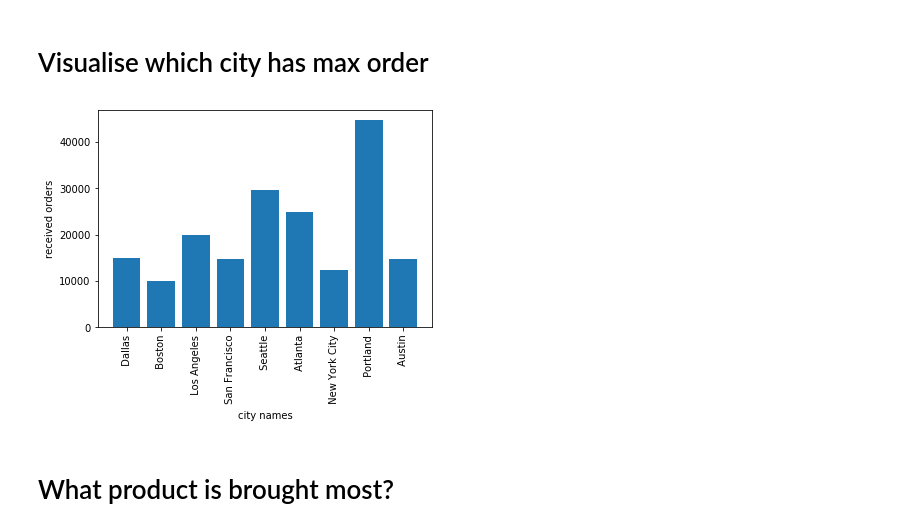
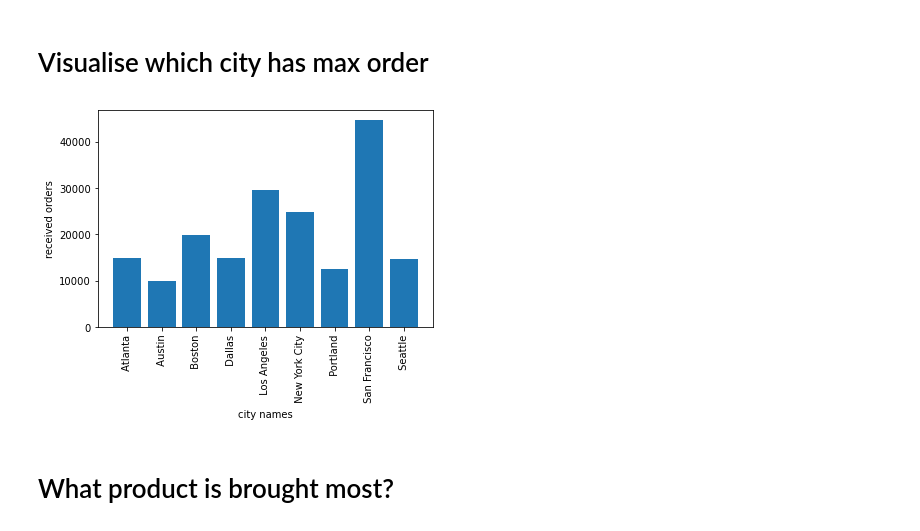
Before and after one commit to shan-2205/EDA, a Jupyter notebook: SalesAnalysis.ipynb, the cells around one changed output. Drawn from its saved outputs; the diff is of its cells as text; code cells hidden in the pictures.

```diff
--- a/SalesAnalysis.ipynb
+++ b/SalesAnalysis.ipynb
@@ -522,14 +517,14 @@ Name: city, dtype: int64
 # %%
 
 
-cities=all_data['city'].unique()
+cities=all_data.groupby('city')['city'].count().index
 plt.bar(cities,all_data.groupby('city')['city'].count())
 plt.xticks(cities,rotation='vertical')
 plt.ylabel('received orders')
 plt.xlabel('city names')
 plt.show()
 # %% [output]
-[figure, old version]
+[figure, new version]
 # %% [markdown]
 # What product is brought most?
 # %%
```
Also changed, not shown: parts of 13 cells of this notebook.
